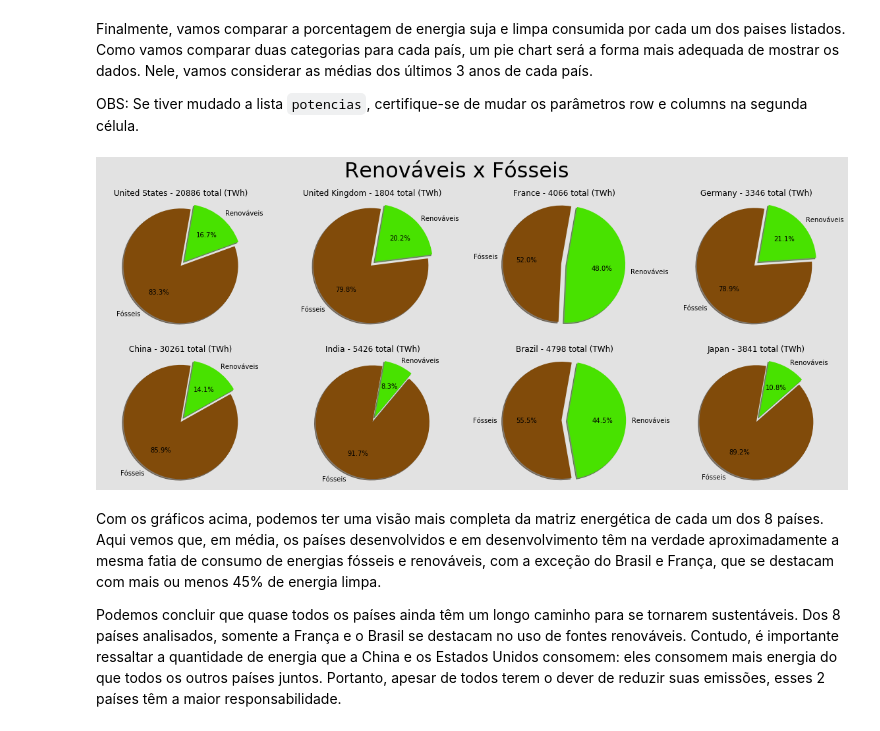
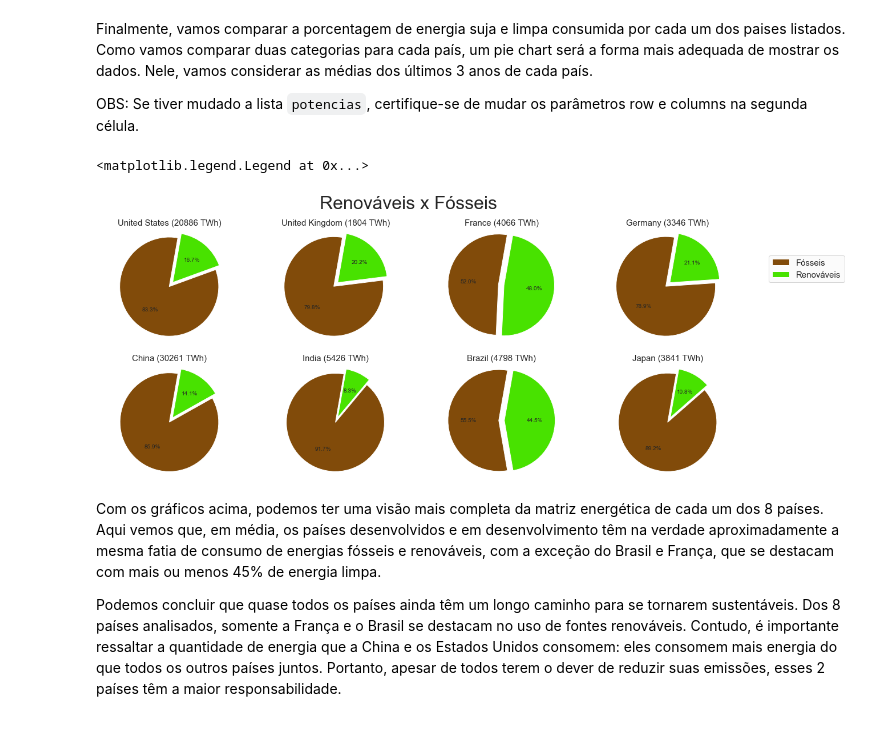
Before and after one commit to leoDomingos/Introducao-ao-aquecimento-global, a Jupyter notebook: main.ipynb, the cells around one changed output. Saved outputs shown, nothing was run; the diff lists cells and outputs as text; code cells hidden in the pictures.

```diff
--- a/main.ipynb
+++ b/main.ipynb
@@ -358,14 +359,15 @@ for pais in potencias:
 
 for index,row in world_energy_data.iterrows():
     if row.country in potencias:
-        if row.year in range(ano_inicial, ano_final):
+        if row.year in range(ano_inicial_c_bruto, ano_final_c_bruto):
             if type(row.low_carbon_consumption == int) or type(row.low_carbon_consumption == float):
                 renew_energy[row.country].append(row.low_carbon_consumption)
             else: # Se não tem dados sobre esse ano, então colocamos a média do país até então
                 renew_energy[row.country].append(np.average(renew_energy[row.country]))
 
-
+plt.subplots(figsize=(8, 5))
+plt.title("Consumo de energia renovável (TWh)", fontsize=17)
 for pais, uso in renew_energy.items():
-    plt.plot(range(ano_inicial, ano_final), uso, label = pais)
-    plt.legend(loc="upper left")
+    plt.plot(range(ano_inicial_c_bruto, ano_final_c_bruto), uso, label = pais)
+    plt.legend(loc="upper left", facecolor="#FAFAFA")
 # %% [output]
@@ -386,11 +388,11 @@ dict_co2_per_capita = {}
 for pais in potencias:
     dict_co2_per_capita[pais] = []
 
-ano_inicial = 1980
-ano_final = 2020
+ano_inicial_c_per_capita = 1980
+ano_final_c_per_capita = 2020
 for index,row in world_energy_data.iterrows():
     if row.country in potencias:
-        if row.year in range(ano_inicial, ano_final):
+        if row.year in range(ano_inicial_c_per_capita, ano_final_c_per_capita):
             if type(row.fossil_energy_per_capita == int) or type(row.fossil_energy_per_capita == float):
                 dict_co2_per_capita[row.country].append(row.fossil_energy_per_capita)
             else:
@@ -404,7 +406,7 @@ for pais in potencias:
 
 for index,row in world_energy_data.iterrows():
     if row.country in potencias:
-        if row.year in range(ano_inicial, ano_final):
+        if row.year in range(ano_inicial_c_per_capita, ano_final_c_per_capita):
             if type(row.renewables_elec_per_capita == int) or type(row.renewables_elec_per_capita == float):
                 renew_energy_per_capita[row.country].append(row.renewables_elec_per_capita)
             else:
@@ -412,7 +414,8 @@ for index,row in world_energy_data.iterrows():
 # %%
 # Gráfico das fósseis
 
+plt.subplots(figsize=(8, 5))
+plt.title("Consumo de energias fósseis, per capita (kWh)", fontsize=17)
 for pais, uso in dict_co2_per_capita.items():
-    plt.plot(range(ano_inicial, ano_final), uso, label = pais)
-    plt.legend(loc="upper left")
+    plt.plot(range(ano_inicial_c_per_capita, ano_final_c_per_capita), uso, label = pais)
 # %% [output]
@@ -420,7 +423,8 @@ for pais, uso in dict_co2_per_capita.items():
 # %%
 # Gráfico das renováveis
-
+plt.subplots(figsize=(8, 5))
+plt.title("Consumo de energias renováveis, per capita (kWh)", fontsize=17)
 for pais, uso in renew_energy_per_capita.items():
-    plt.plot(range(ano_inicial, ano_final), uso, label = pais)
-    plt.legend(loc="upper left")
+    plt.plot(range(ano_inicial_c_per_capita, ano_final_c_per_capita), uso, label = pais)
+    plt.legend(fontsize=12,loc="upper left", bbox_to_anchor=(1.1, 0.95), facecolor="#FAFAFA")
 # %% [output]
@@ -485,39 +489,44 @@ h = 8 # Altura da imagem com os gráficos
 l = 20 # Largura da imagem
 
 figure, axis= plt.subplots(rows, columns, figsize=(l, h))
 figure.suptitle("Renováveis x Fósseis", fontsize = 32)
-figure.patch.set_facecolor("#E2E2E2")
+# figure.patch.set_facecolor("#E2E2E2")
 labels = ["Fósseis", "Renováveis"]
 colors = ["#814B0A", "#48E200"]
 explode = (0.1, 0) # Isso faz com que a primeira label na lista acima seja a que "saia" do gráfico
 
 medias_renovaveis = {}
 medias_fosseis = {}
 # Populando os dicionários com as médias correspondentes dos ultimos x-1 anos
 for pais in potencias:
     medias_fosseis[pais] = np.average(dict_co2_percent[pais][:-ultimos_x_anos:-1])
     medias_renovaveis[pais] = np.average(renew_energy_percent[pais][:-ultimos_x_anos:-1])
 
 # Fazendo o gráfico para cada um dos países
 current_row = 0
 current_column = 0
 for pais in potencias:
     emissions_data = [medias_fosseis[pais], medias_renovaveis[pais]]
     axis[current_row, current_column].pie(emissions_data,
-                                          labels=labels,
+                                        #   labels=labels,
                                           explode=explode,
                                           autopct='%1.1f%%',
-                                          shadow=True,
+                                        #   shadow=True,
                                           colors=colors,
-                                          startangle=80)
-    axis[current_row, current_column].set_title(f"{pais} - {int(dict_energy_demand[pais])} total (TWh)")
+                                          startangle=80,
+                                          radius = 0.9,
+                                          )
+    axis[current_row, current_column].set_title(f"{pais} ({int(dict_energy_demand[pais])} TWh)", fontsize=15)
     axis[current_row, current_column].axis("equal")
     current_column += 1
     if current_column > 3:
         current_row += 1
         current_column = 0
+
+plt.legend(fontsize=15,loc="upper left", bbox_to_anchor=(1.2, 2), labels=labels, facecolor="#FAFAFA")
 # %% [output]
+<matplotlib.legend.Legend at 0x...>
-[figure, old version]
+[figure, new version]
 # %% [markdown]
 Com os gráficos acima, podemos ter uma visão mais completa da matriz energética de cada um dos 8 países. Aqui vemos que, em média, os países desenvolvidos e em desenvolvimento têm na verdade aproximadamente a mesma fatia de consumo de energias fósseis e renováveis, com a exceção do Brasil e França, que se destacam com mais ou menos 45% de energia limpa.
 
```
Also changed, not shown: parts of 22 cells of this notebook.
